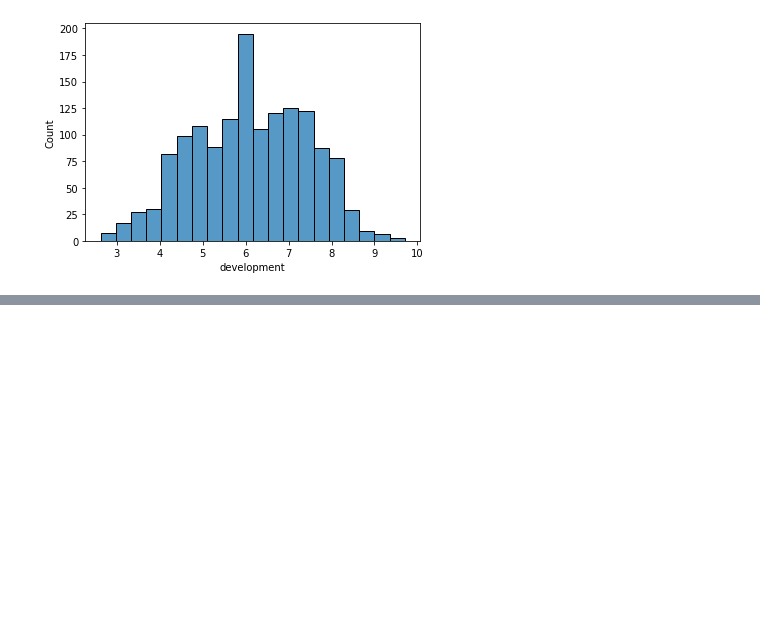
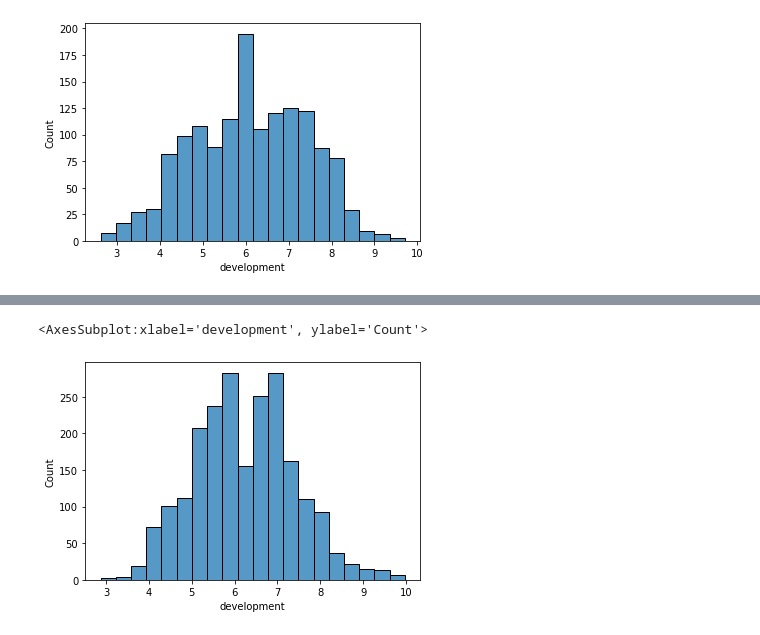
Before and after one commit to felix-rosenberger/Data-Science-Portfolio, a Jupyter notebook: Portfolio 1.ipynb, the cells around one changed output, grey strips where cells are left out. Saved outputs shown, nothing was run; the diff lists cells and outputs as text; code cells hidden in the pictures; blank space fills up the shorter version.

```diff
--- a/Portfolio 1.ipynb
+++ b/Portfolio 1.ipynb
@@ -1061,0 +1116,5 @@ sns.histplot(data=tt16_clean, x="development")
+# %%
+# create development column
+
+rr16_clean["development"] = ((rr16_clean["speed"]*1000/60) / rr16_clean["cadence"])
+rr16_clean.loc[: , ["cadence", "speed", "development"]].sample(10)
@@ -1061,0 +1147,6 @@ sns.histplot(data=tt16_clean, x="development")
+# %%
+# remove outliers and check if removed
+
+rr16_clean = rr16_clean.drop(index = rr16_clean.index[(
+    (rr16_clean["development"] < 2) | (rr16_clean["development"] > 10))])
+rr16_clean["development"].describe()
@@ -1061,0 +1163,7 @@ sns.histplot(data=tt16_clean, x="development")
+# %%
+# show distribution
+
+sns.histplot(data=rr16_clean, x="development", bins=20)
+# %% [output]
+<AxesSubplot:xlabel='development', ylabel='Count'>
+[figure, added]
```
Also changed, not shown: parts of 25 cells of this notebook.
